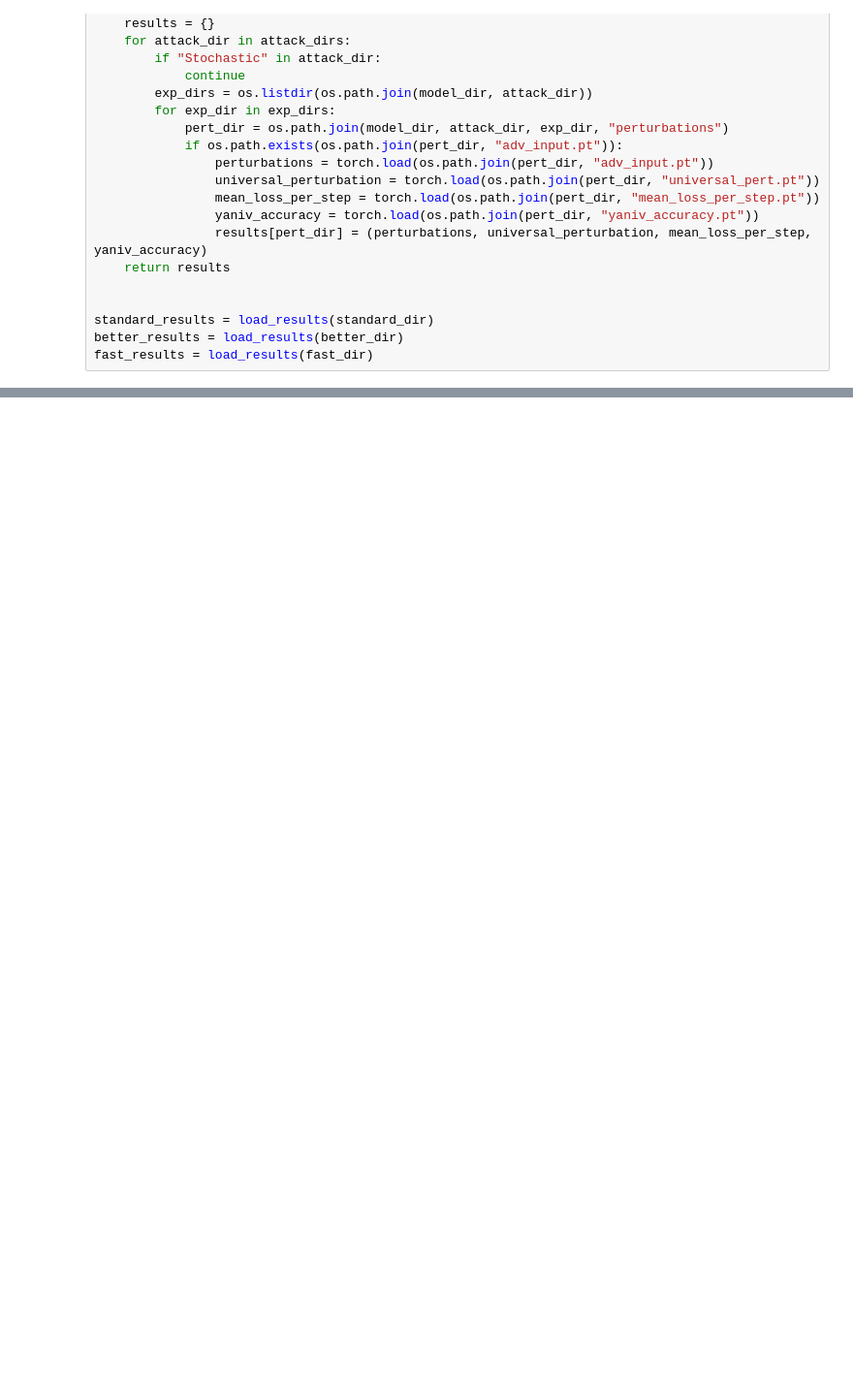
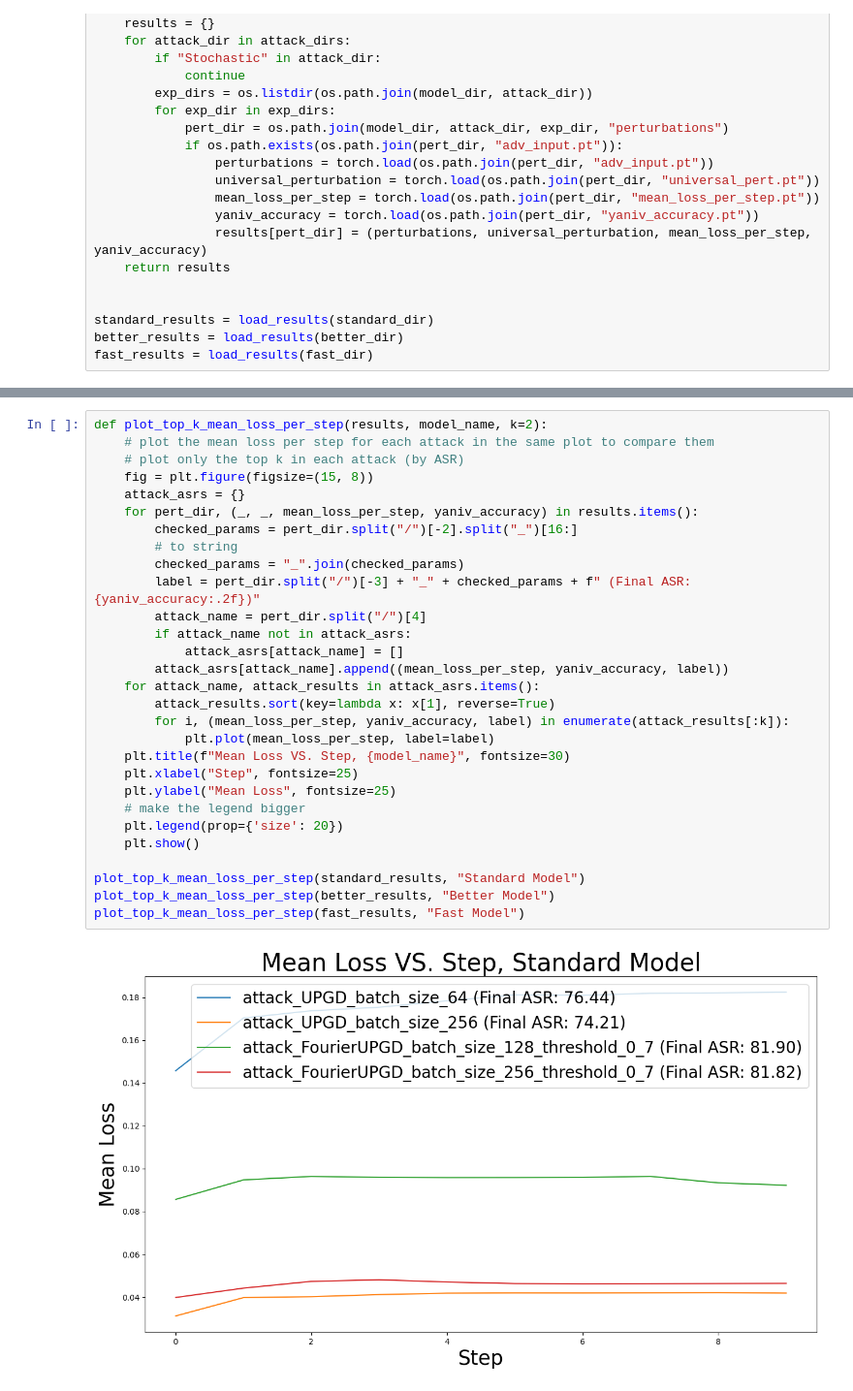
Before and after one commit to wr0om/Attacks_HW1, a Jupyter notebook: check_results.ipynb, the cells around one changed output, grey strips where cells are left out. Shown at 97% size. Saved outputs shown, nothing was run; the diff lists cells and outputs as text; blank space fills up the shorter version.

```diff
--- a/check_results.ipynb
+++ b/check_results.ipynb
@@ -100,0 +113,31 @@ plot_mean_loss_per_step(fast_results, "Fast Model")
+# %%
+def plot_top_k_mean_loss_per_step(results, model_name, k=2):
+    # plot the mean loss per step for each attack in the same plot to compare them
+    # plot only the top k in each attack (by ASR)
+    fig = plt.figure(figsize=(15, 8))
+    attack_asrs = {}
+    for pert_dir, (_, _, mean_loss_per_step, yaniv_accuracy) in results.items():
+        checked_params = pert_dir.split("/")[-2].split("_")[16:]
+        # to string
+        checked_params = "_".join(checked_params)
+        label = pert_dir.split("/")[-3] + "_" + checked_params + f" (Final ASR: {yaniv_accuracy:.2f})"
+        attack_name = pert_dir.split("/")[4]
+        if attack_name not in attack_asrs:
+            attack_asrs[attack_name] = []
+        attack_asrs[attack_name].append((mean_loss_per_step, yaniv_accuracy, label))
+    for attack_name, attack_results in attack_asrs.items():
+        attack_results.sort(key=lambda x: x[1], reverse=True)
+        for i, (mean_loss_per_step, yaniv_accuracy, label) in enumerate(attack_results[:k]):
+            plt.plot(mean_loss_per_step, label=label)
+    plt.title(f"Mean Loss VS. Step, {model_name}", fontsize=30)
+    plt.xlabel("Step", fontsize=25)
+    plt.ylabel("Mean Loss", fontsize=25)
+    # make the legend bigger
+    plt.legend(prop={'size': 20})
+    plt.show()
+
+plot_top_k_mean_loss_per_step(standard_results, "Standard Model")
+plot_top_k_mean_loss_per_step(better_results, "Better Model")
+plot_top_k_mean_loss_per_step(fast_results, "Fast Model")
+# %% [output]
+[figure, added]
```
Also changed, not shown: parts of 5 cells of this notebook, 7 other files.
